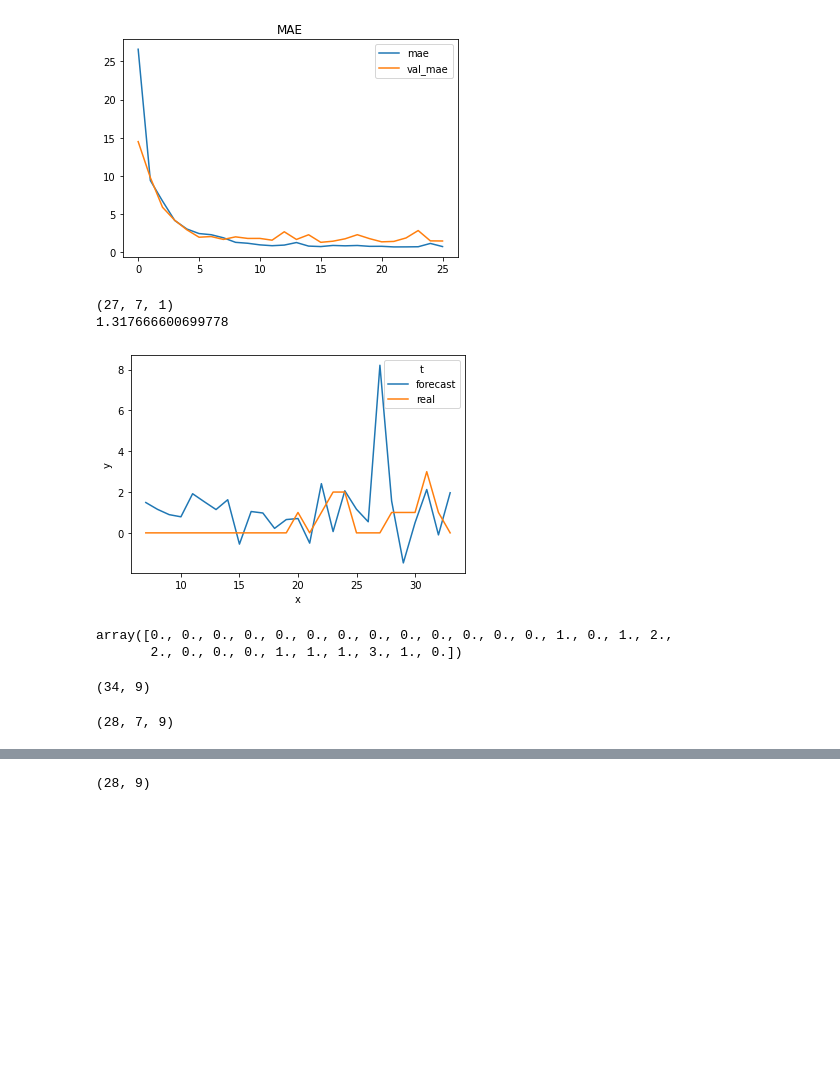
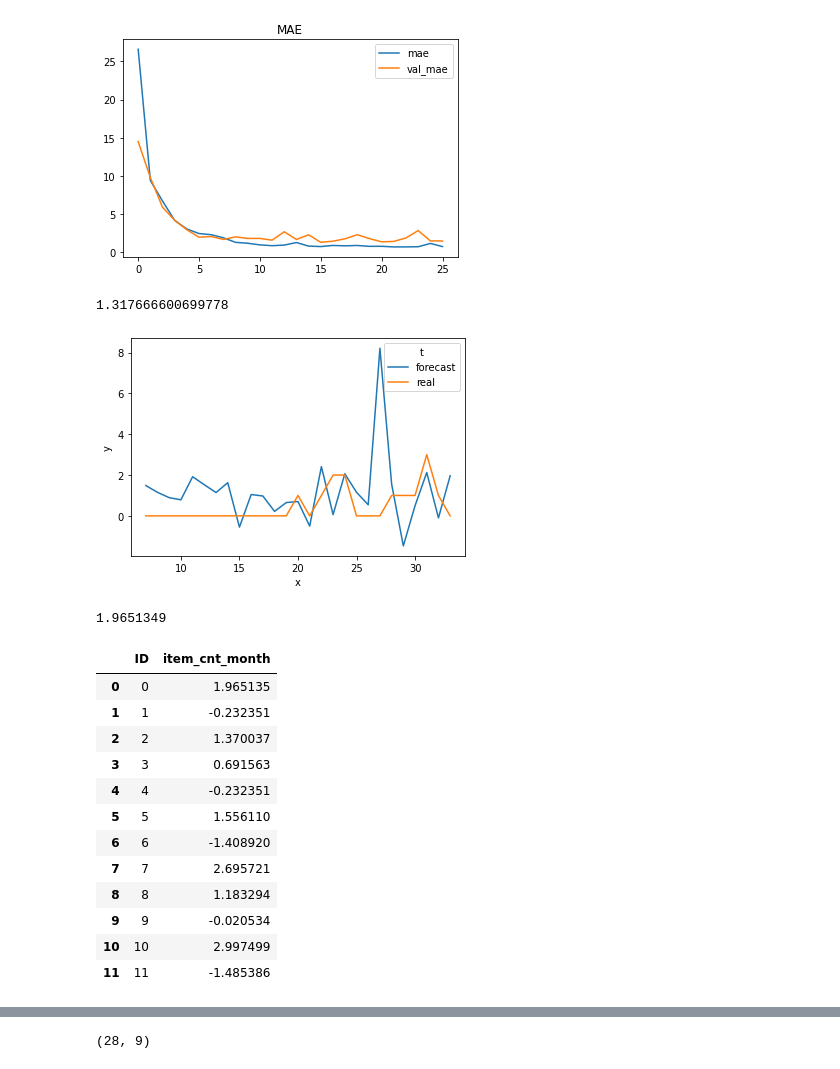
Before and after one commit to chiahsun/problem_solving, a Jupyter notebook: kaggle/competitive-data-science-predict-future-sales/CNN.ipynb, the cells around one changed output, grey strips where cells are left out. Drawn from its saved outputs; the diff is of its cells as text; code cells hidden in the pictures; blank space fills up the shorter version.

```diff
--- a/kaggle/competitive-data-science-predict-future-sales/CNN.ipynb
+++ b/kaggle/competitive-data-science-predict-future-sales/CNN.ipynb
@@ -393,7 +384,7 @@ train_set.element_spec
 (TensorSpec(shape=(None, None, 3), dtype=tf.float64, name=None),
  TensorSpec(shape=(None, None), dtype=tf.float64, name=None))
 # %%
-def fit_model(model, train_set, valid_set):
+def fit_model(model, train_set, valid_set, verbose = 1):
     model.compile(
         optimizer = 'adam',
         loss = 'huber',
@@ -405,6 +396,7 @@ def fit_model(model, train_set, valid_set):
         epochs = 500,
         validation_data = valid_set,
         callbacks = [early_stopping],
+        verbose = verbose,
     )
     return history
 
@@ -437,13 +429,17 @@ Validation MAE min: 1.3141286373138428
 # %%
 import seaborn as sns
 
-def model_forecast(model, series):
+def model_forecast_inner(model, series, pos = -1):
     ds = seq2seq_window_dataset_x_only(series)
     cnn_forecast = model.predict(ds)
 
+    # print(cnn_forecast.shape)
+    f = cnn_forecast[:,-1,-1]
+    return f
+
+def model_forecast(model, series):
     pos = -1
-    print(cnn_forecast.shape)
-    f = cnn_forecast[:,-1,-1]
+    f = model_forecast_inner(model, series, pos)
     s = series[window_size:,pos] # this should be window_size - 1 ...
 
     T1 = pd.DataFrame({
@@ -470,17 +466,40 @@ def model_forecast(model, series):
 
 model_forecast(model, series)
 # %% [output]
-(27, 7, 1)
 1.317666600699778
 [figure]
 # %%
-series[7:,-1]
+model_forecast_inner(model, series)[-1]
 # %% [output]
-array([0., 0., 0., 0., 0., 0., 0., 0., 0., 0., 0., 0., 0., 1., 0., 1., 2.,
-       2., 0., 0., 0., 1., 1., 1., 3., 1., 0.])
+1.9651349
 # %%
-print(series.shape)
-cnn_forecast.shape
+result_df_slow = pd.DataFrame()
+for index, row in test.iterrows():
+    ID = int(row.ID)
+    shop_id = int(row.shop_id)
+    item_id = int(row.item_id)
+
+    series = build_series_type1(A, shop_id, item_id)
+    model, train_set, valid_set = build_model(series)
+    history = fit_model(model, train_set, valid_set, verbose = 0)
+    res_val = model_forecast_inner(model, series)[-1]
+    result_df_slow = result_df_slow.append({'ID': ID, 'item_cnt_month': res_val}, ignore_index=True)
+    if index > 10:
+        break
+
+result_df_slow.ID = result_df_slow.ID.astype(int)
+result_df_slow
 # %% [output]
-(34, 9)
-(28, 7, 9)
+|  | ID | item_cnt_month |
+| 0 | 0 | 1.965135 |
+| 1 | 1 | -0.232351 |
+| 2 | 2 | 1.370037 |
+| 3 | 3 | 0.691563 |
+| 4 | 4 | -0.232351 |
+| 5 | 5 | 1.556110 |
+| 6 | 6 | -1.408920 |
+| 7 | 7 | 2.695721 |
+| 8 | 8 | 1.183294 |
+| 9 | 9 | -0.020534 |
+| 10 | 10 | 2.997499 |
+| 11 | 11 | -1.485386 |
```
Also changed, not shown: parts of 12 cells of this notebook.
